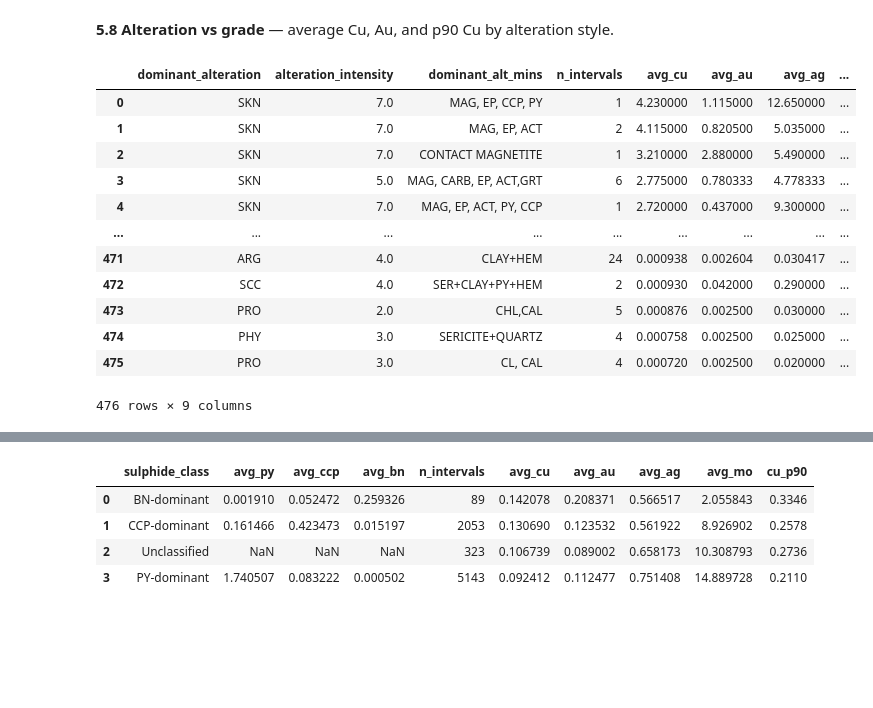
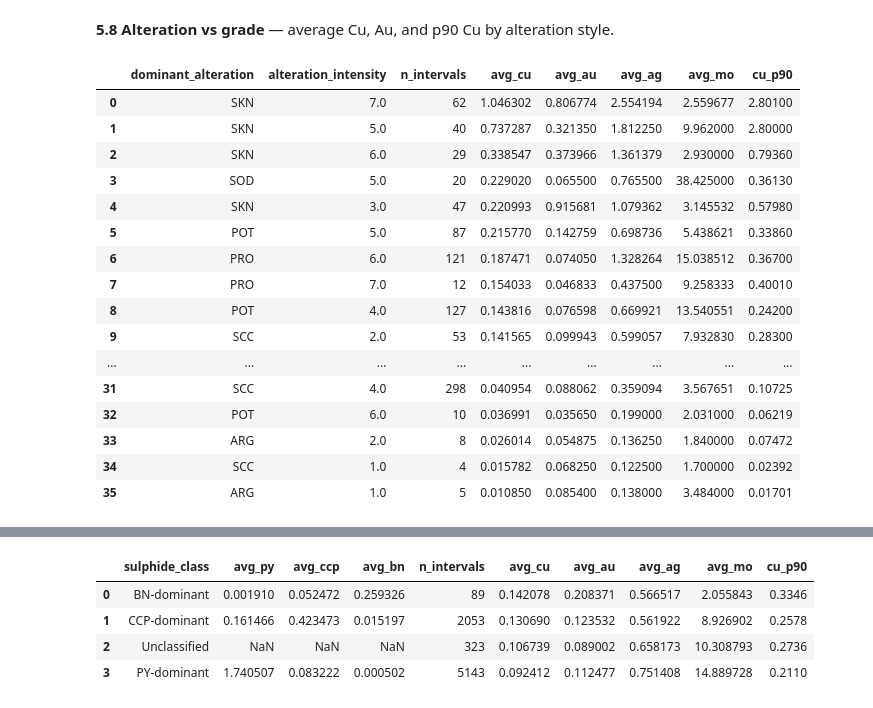
Before and after one commit to Maxpeligro/mpd-exploration-drilling-analysis, a Jupyter notebook: Notebooks/03_sql_data_merging_and_analysis.ipynb, the cells around one changed output, grey strips where cells are left out. Drawn from its saved outputs; the diff is of its cells as text; code cells hidden in the pictures; blank space fills up the shorter version.

```diff
--- a/Notebooks/03_sql_data_merging_and_analysis.ipynb
+++ b/Notebooks/03_sql_data_merging_and_analysis.ipynb
@@ -458,30 +481,33 @@ ORDER BY avg_cu DESC;
 # %%
 con.sql("""
 SELECT
     dominant_alteration,
     intensity AS alteration_intensity,
-    dominant_alt_mins,
     COUNT(*) AS n_intervals,
     AVG(cu_best_pct) AS avg_cu,
     AVG(au_best_ppm) AS avg_au,
     AVG(ag_best_ppm) AS avg_ag,
     AVG(mo_best_ppm) AS avg_mo,
     PERCENTILE_CONT(0.9) WITHIN GROUP (ORDER BY cu_best_pct) AS cu_p90
 FROM merged_intervals
-GROUP BY dominant_alteration, intensity, dominant_alt_mins
+GROUP BY dominant_alteration, intensity
 ORDER BY avg_cu DESC;
 """).df()
 # %% [output]
-|  | dominant_alteration | alteration_intensity | dominant_alt_mins | n_intervals | avg_cu | avg_au | avg_ag | ... |
-| 0 | SKN | 7.0 | MAG, EP, CCP, PY | 1 | 4.230000 | 1.115000 | 12.650000 | ... |
-| 1 | SKN | 7.0 | MAG, EP, ACT | 2 | 4.115000 | 0.820500 | 5.035000 | ... |
-| 2 | SKN | 7.0 | CONTACT MAGNETITE | 1 | 3.210000 | 2.880000 | 5.490000 | ... |
-| 3 | SKN | 5.0 | MAG, CARB, EP, ACT,GRT | 6 | 2.775000 | 0.780333 | 4.778333 | ... |
-| 4 | SKN | 7.0 | MAG, EP, ACT, PY, CCP | 1 | 2.720000 | 0.437000 | 9.300000 | ... |
+|  | dominant_alteration | alteration_intensity | n_intervals | avg_cu | avg_au | avg_ag | avg_mo | cu_p90 |
+| 0 | SKN | 7.0 | 62 | 1.046302 | 0.806774 | 2.554194 | 2.559677 | 2.80100 |
+| 1 | SKN | 5.0 | 40 | 0.737287 | 0.321350 | 1.812250 | 9.962000 | 2.80000 |
+| 2 | SKN | 6.0 | 29 | 0.338547 | 0.373966 | 1.361379 | 2.930000 | 0.79360 |
+| 3 | SOD | 5.0 | 20 | 0.229020 | 0.065500 | 0.765500 | 38.425000 | 0.36130 |
+| 4 | SKN | 3.0 | 47 | 0.220993 | 0.915681 | 1.079362 | 3.145532 | 0.57980 |
+| 5 | POT | 5.0 | 87 | 0.215770 | 0.142759 | 0.698736 | 5.438621 | 0.33860 |
+| 6 | PRO | 6.0 | 121 | 0.187471 | 0.074050 | 1.328264 | 15.038512 | 0.36700 |
+| 7 | PRO | 7.0 | 12 | 0.154033 | 0.046833 | 0.437500 | 9.258333 | 0.40010 |
+| 8 | POT | 4.0 | 127 | 0.143816 | 0.076598 | 0.669921 | 13.540551 | 0.24200 |
+| 9 | SCC | 2.0 | 53 | 0.141565 | 0.099943 | 0.599057 | 7.932830 | 0.28300 |
 | ... | ... | ... | ... | ... | ... | ... | ... | ... |
-| 471 | ARG | 4.0 | CLAY+HEM | 24 | 0.000938 | 0.002604 | 0.030417 | ... |
-| 472 | SCC | 4.0 | SER+CLAY+PY+HEM | 2 | 0.000930 | 0.042000 | 0.290000 | ... |
-| 473 | PRO | 2.0 | CHL,CAL | 5 | 0.000876 | 0.002500 | 0.030000 | ... |
-| 474 | PHY | 3.0 | SERICITE+QUARTZ | 4 | 0.000758 | 0.002500 | 0.025000 | ... |
-| 475 | PRO | 3.0 | CL, CAL | 4 | 0.000720 | 0.002500 | 0.020000 | ... |
+| 31 | SCC | 4.0 | 298 | 0.040954 | 0.088062 | 0.359094 | 3.567651 | 0.10725 |
+| 32 | POT | 6.0 | 10 | 0.036991 | 0.035650 | 0.199000 | 2.031000 | 0.06219 |
+| 33 | ARG | 2.0 | 8 | 0.026014 | 0.054875 | 0.136250 | 1.840000 | 0.07472 |
+| 34 | SCC | 1.0 | 4 | 0.015782 | 0.068250 | 0.122500 | 1.700000 | 0.02392 |
+| 35 | ARG | 1.0 | 5 | 0.010850 | 0.085400 | 0.138000 | 3.484000 | 0.01701 |
-476 rows × 9 columns
```
Also changed, not shown: parts of 22 cells of this notebook, 4 other files.
